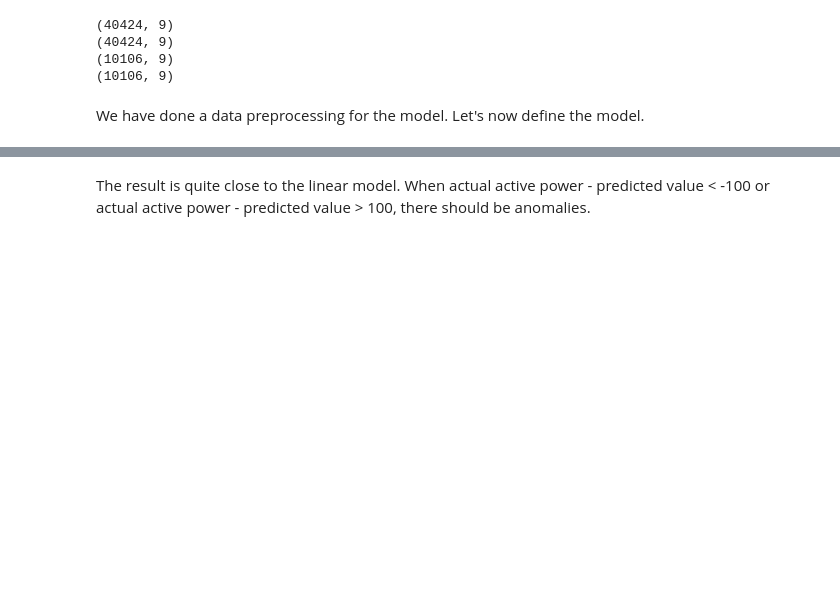
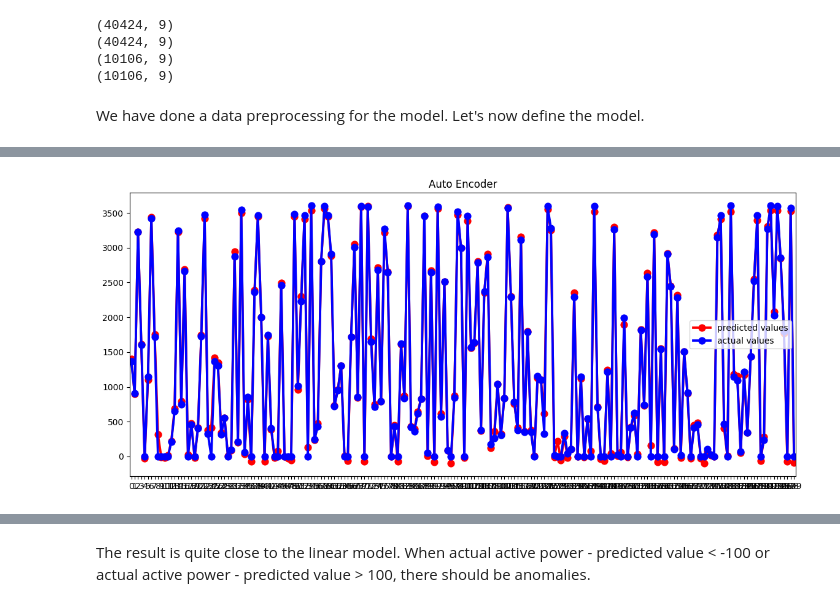
Before and after one commit to thuongtuandang/energy_anomaly_detection, a Jupyter notebook: autoencoders.ipynb, the cells around one changed output, grey strips where cells are left out. Cells and saved outputs as stored; diff of their text form; code cells hidden in the pictures; blank space fills up the shorter version.

```diff
--- a/autoencoders.ipynb
+++ b/autoencoders.ipynb
@@ -208,0 +153,3 @@ residuals.shape
+# %%
+X_test_tf = tf.convert_to_tensor(X_test)
+y_test_predict = model.predict(X_test_tf)
@@ -208,0 +158,4 @@ residuals.shape
+# %%
+point_plot(y_pred = y_test_predict[:,0], y_true = X_test[:,0],start_index = 300,range = 200,title = "Auto Encoder")
+# %% [output]
+[figure, added]
```
Also changed, not shown: parts of 25 cells of this notebook, 3 other files.
